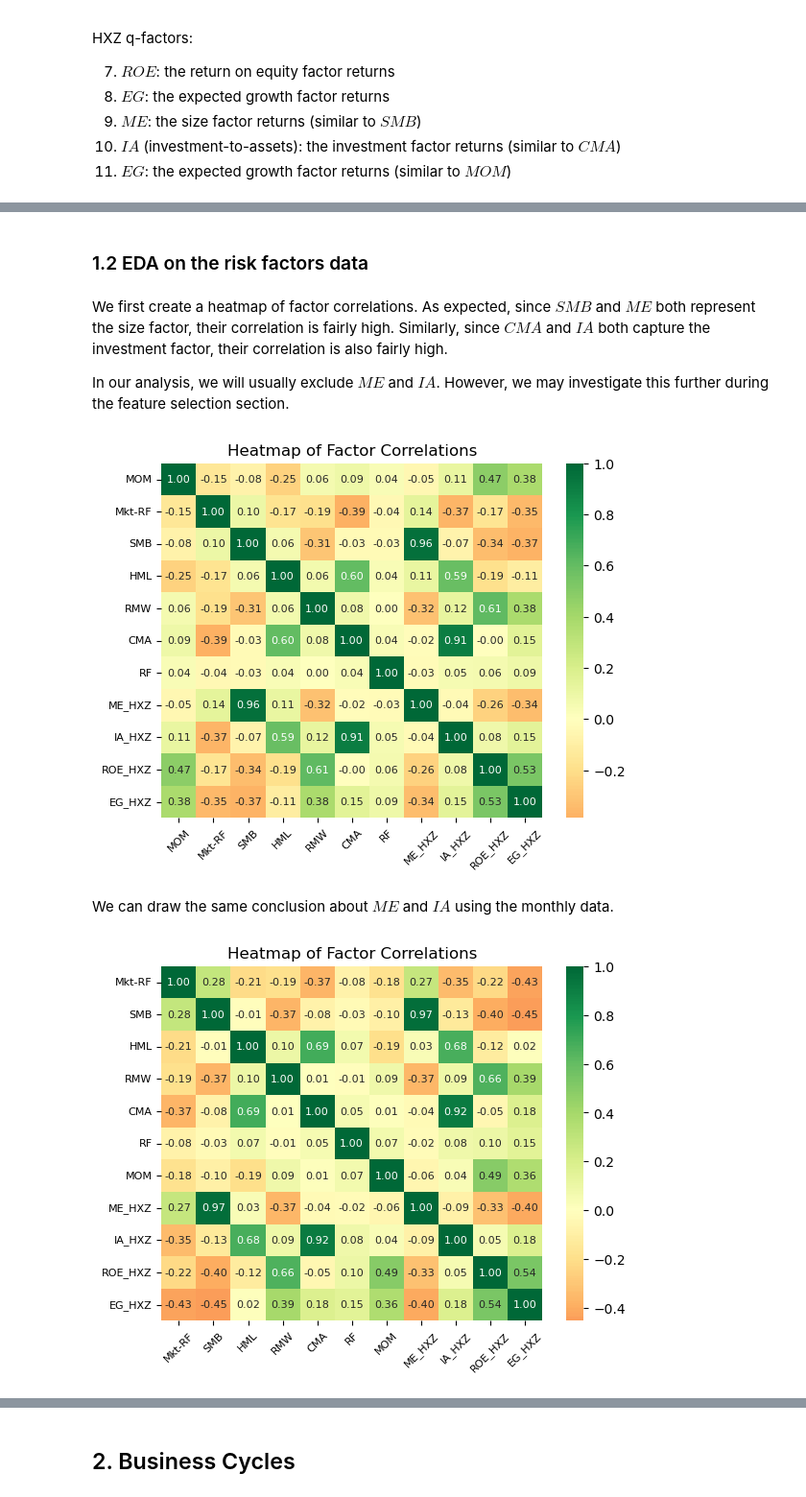
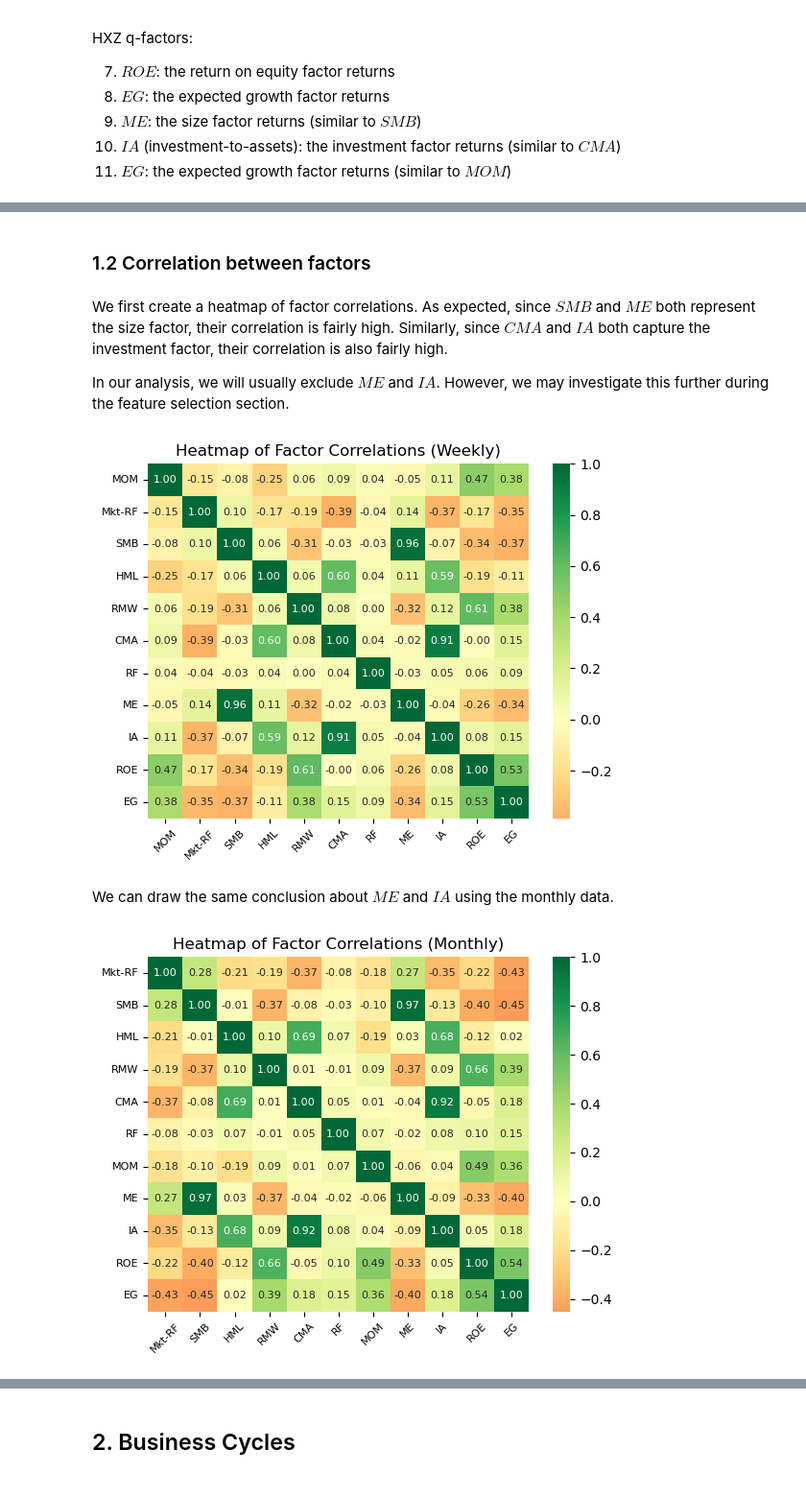
Before and after one commit to patrickwjwang/equity-cycle, a Jupyter notebook: notebooks/equity-cycle-submission-1.ipynb, the cells around one changed output, grey strips where cells are left out. Shown at 96% size. Saved outputs shown, nothing was run; the diff lists cells and outputs as text; code cells hidden in the pictures.

Commit message:
small changes on factor data

```diff
--- a/notebooks/equity-cycle-submission-1.ipynb
+++ b/notebooks/equity-cycle-submission-1.ipynb
@@ -80,38 +88,30 @@ HXZ factors start and end date: 1967-01-06 to 2023-12-29.
 # %% [markdown]
-### 1.2 EDA on the risk factors data
+### 1.2 Correlation between factors
 # %% [markdown]
 We first create a heatmap of factor correlations. As expected, since $SMB$ and $ME$ both represent the size factor, their correlation is fairly high. Similarly, since $CMA$ and $IA$ both capture the investment factor, their correlation is also fairly high.
 
 In our analysis, we will usually exclude $ME$ and $IA$. However, we may investigate this further during the feature selection section.
 # %%
-# Merge the two dataframes on the 'Date' column
-combined_weekly_df = pd.merge(ff6_weekly_df, hxz_weekly_df, on='Date', how='inner')
-combined_weekly_df.drop(columns=['RF_HXZ', 'Mkt-RF_HXZ'], inplace=True)
-
 # Create heatmap using combined df
 corr_matrix = combined_weekly_df.corr()
 sns.heatmap(corr_matrix, annot=True, cmap='RdYlGn', center=0, fmt='.2f', annot_kws={'fontsize':8})
 plt.xticks(rotation=45, fontsize=8)
 plt.yticks(fontsize=8)
-plt.title('Heatmap of Factor Correlations')
+plt.title('Heatmap of Factor Correlations (Weekly)')
 # plt.savefig(os.path.join(graph_dir, 'factors_heatmap.png'))
 plt.show()
 # %% [output]
-[figure, old version]
+[figure, new version]
 # %% [markdown]
 We can draw the same conclusion about $ME$ and $IA$ using the monthly data.
 # %%
-# Merge the two dataframes on the 'Year_Month' column
-combined_monthly_df = pd.merge(ff6_monthly_df, hxz_monthly_df, on='Year_Month', how='inner')
-combined_monthly_df.drop(columns=['RF_HXZ', 'Mkt-RF_HXZ'], inplace=True)
-
 # Create heatmap using combined df
 corr_matrix = combined_monthly_df.corr()
 sns.heatmap(corr_matrix, annot=True, cmap='RdYlGn', center=0, fmt='.2f', annot_kws={'fontsize':8})
 plt.xticks(rotation=45, fontsize=8)
 plt.yticks(fontsize=8)
-plt.title('Heatmap of Factor Correlations')
+plt.title('Heatmap of Factor Correlations (Monthly)')
 # plt.savefig(os.path.join(graph_dir, 'factors_heatmap.png'))
 plt.show()
 # %% [output]
-[figure, old version]
+[figure, new version]
```
Also changed, not shown: parts of 13 cells of this notebook, 9 other files.
